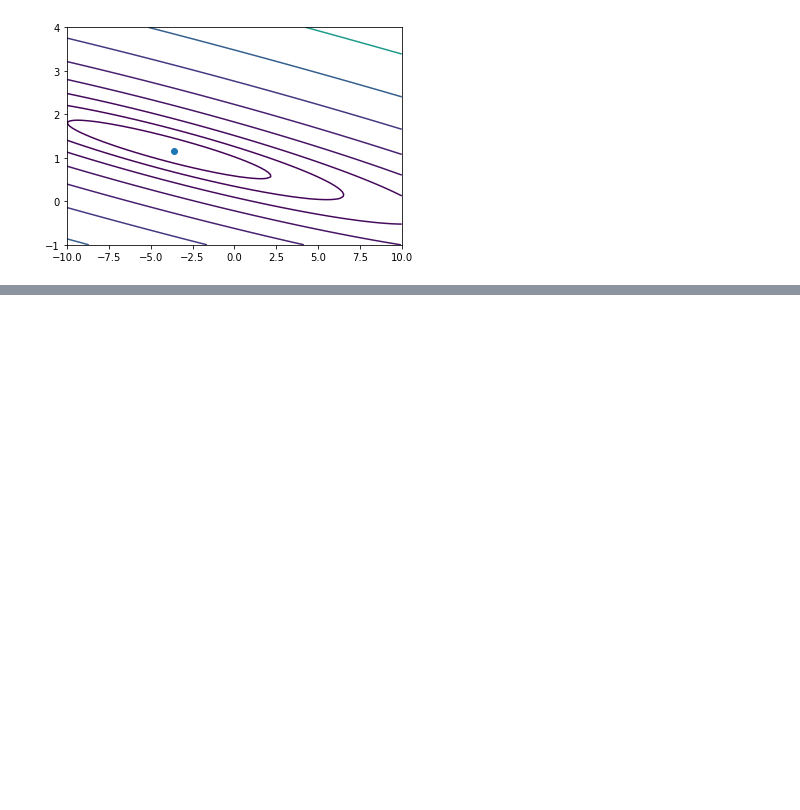
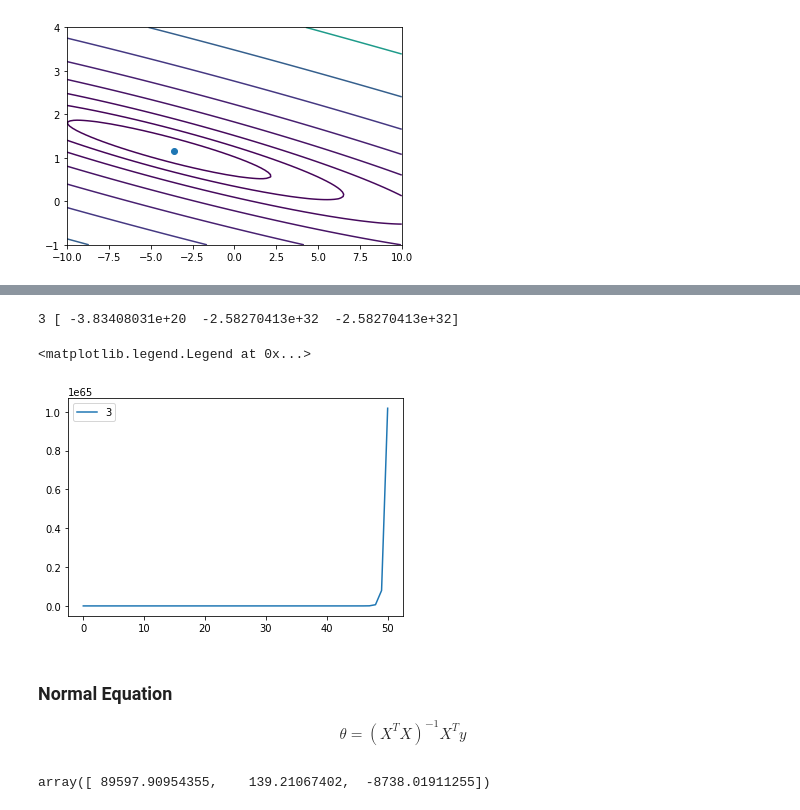
Before and after one commit to podondra/bt-spectraldl, a Jupyter notebook: notebooks/linear-regression.ipynb, the cells around one changed output, grey strips where cells are left out. Drawn from its saved outputs; the diff is of its cells as text; code cells hidden in the pictures; blank space fills up the shorter version.

```diff
--- a/notebooks/linear-regression.ipynb
+++ b/notebooks/linear-regression.ipynb
@@ -137,0 +194,17 @@ plt.scatter(theta[0], theta[1])
+# %%
+theta = np.zeros((X.shape[1]))
+alpha = 3
+theta, cost_history = gradient_descent(
+    X, y, theta, alpha, iterations
+)
+print(alpha, theta)
+plt.plot(cost_history, label=str(alpha))
+plt.legend()
+# %% [output]
+3 [ -3.83408031e+20  -2.58270413e+32  -2.58270413e+32]
+<matplotlib.legend.Legend at 0x...>
+[figure, added]
+# %% [markdown]
+### Normal Equation
+
+$$ \theta = (X^T X)^{-1} X^T y $$
@@ -137,0 +214,8 @@ plt.scatter(theta[0], theta[1])
+# %%
+theta = normal_equatition(
+    np.concatenate((np.ones((m, 1)), raw_X), axis=1),
+    y
+)
+theta
+# %% [output]
+array([ 89597.90954355,    139.21067402,  -8738.01911255])
```
Also changed, not shown: parts of 26 cells of this notebook.
